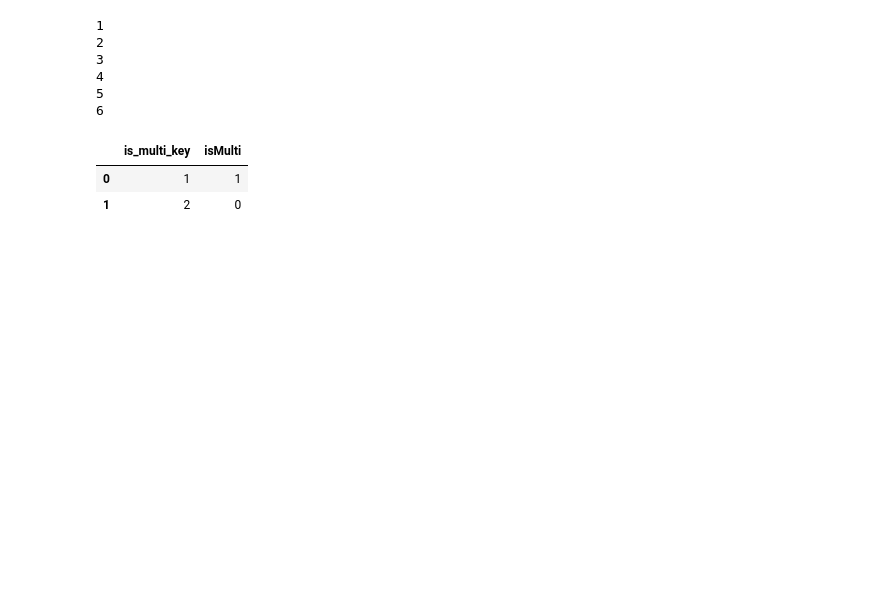
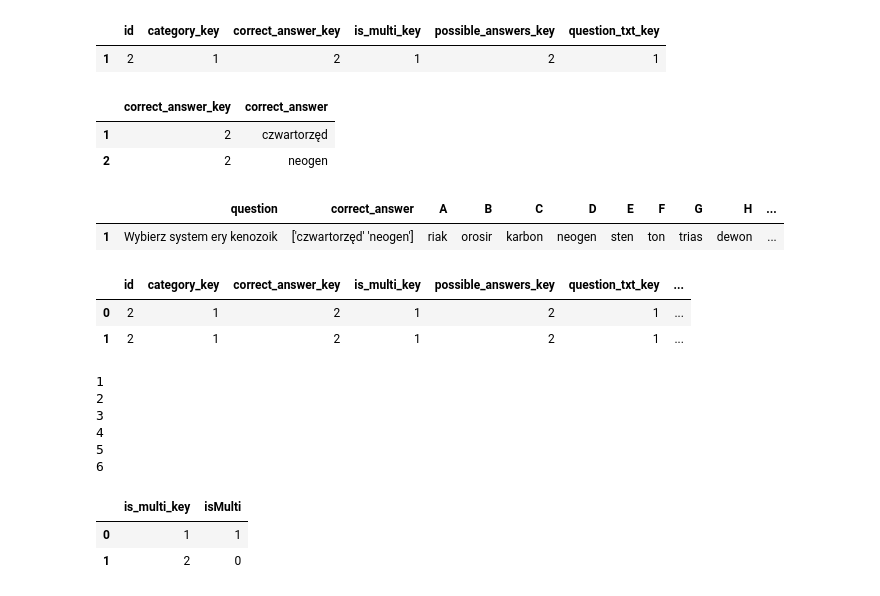
Before and after one commit to wiktorpiela/wucziapping, a Jupyter notebook: backend/question_builder/testing.ipynb, the cells around one changed output. Cells and saved outputs as stored; diff of their text form; code cells hidden in the pictures; blank space fills up the shorter version.

```diff
--- a/backend/question_builder/testing.ipynb
+++ b/backend/question_builder/testing.ipynb
@@ -17,3 +60,21 @@ df.to_csv(r'outputs/main_df2.csv', index=False)
+# %%
+display(main[main.index==1])
+display(cor[cor.index.isin([1,2])])
+display(example[example.index==1])
+# %% [output]
+|  | id | category_key | correct_answer_key | is_multi_key | possible_answers_key | question_txt_key |
+| 1 | 2 | 1 | 2 | 1 | 2 | 1 |
+|  | correct_answer_key | correct_answer |
+| 1 | 2 | czwartorzęd |
+| 2 | 2 | neogen |
+|  | question | correct_answer | A | B | C | D | E | F | G | H | ... |
+| 1 | Wybierz system ery kenozoik | ['czwartorzęd' 'neogen'] | riak | orosir | karbon | neogen | sten | ton | trias | dewon | ... |
+# %%
+pd.merge(main[main.index==1], cor[cor.index.isin([1,2])], how='left', on='correct_answer_key')
+# %% [output]
+|  | id | category_key | correct_answer_key | is_multi_key | possible_answers_key | question_txt_key | ... |
+| 0 | 2 | 1 | 2 | 1 | 2 | 1 | ... |
+| 1 | 2 | 1 | 2 | 1 | 2 | 1 | ... |
 # %%
 no_precambr_data = pd.read_excel(f"{os.getcwd()}\inputs\wucziapping_data.xlsx", sheet_name="reszta")
 precambr_data = pd.read_excel(f"{os.getcwd()}\inputs\wucziapping_data.xlsx", sheet_name="Prekambr")
```
Also changed, not shown: parts of 8 cells of this notebook, 7 other files.
